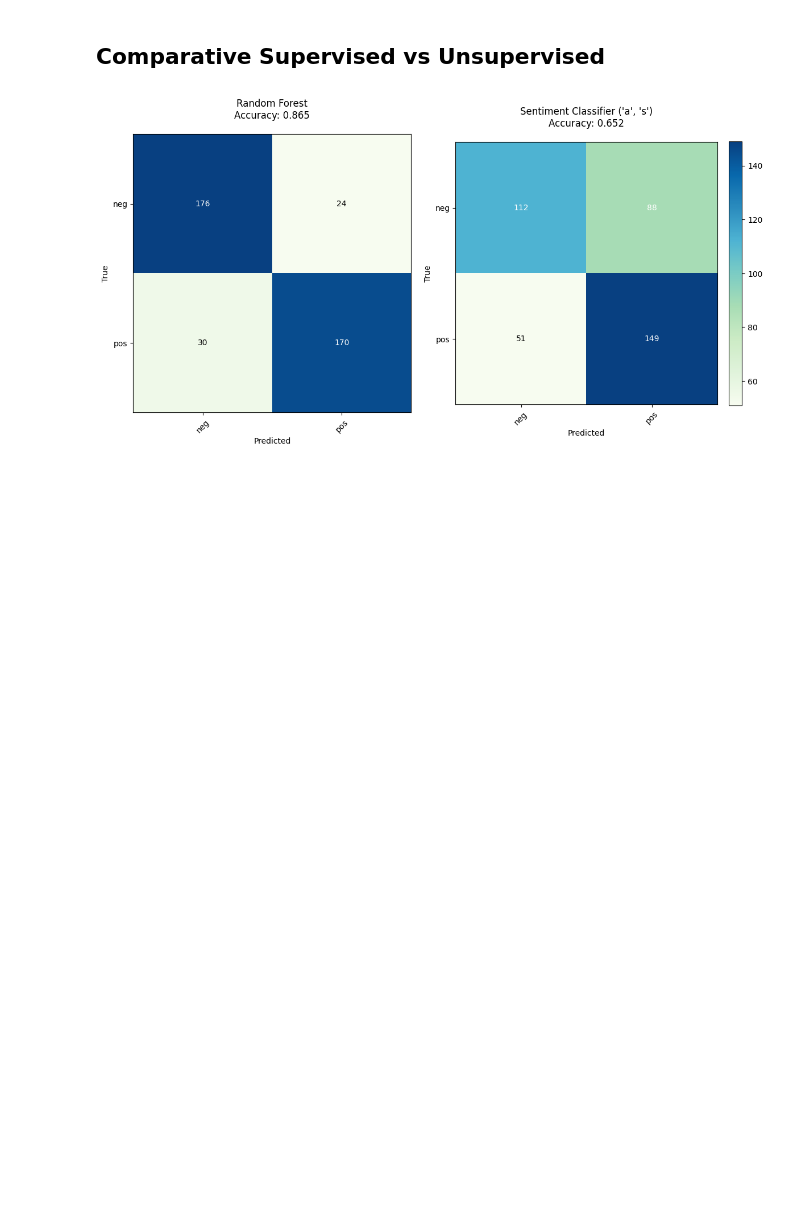
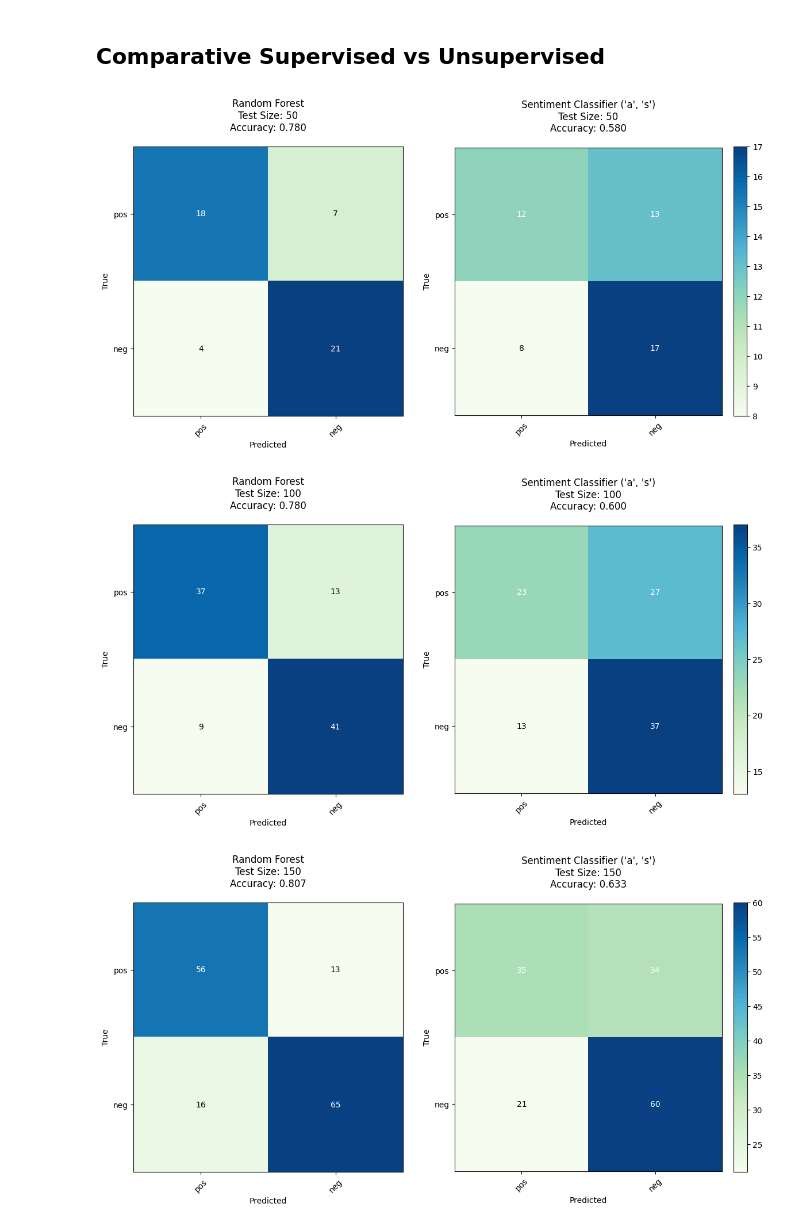
Before and after one commit to Stargix/Sentiment-Analysis, a Jupyter notebook: main.ipynb, the cells around one changed output. Drawn from its saved outputs; the diff is of its cells as text; code cells hidden in the pictures; blank space fills up the shorter version.

```diff
--- a/main.ipynb
+++ b/main.ipynb
@@ -371,37 +403,55 @@ plt.show()
 # %% [markdown]
 ## Comparative Supervised vs Unsupervised
 # %%
-# Train Random Forest and predict
-rf = RandomForestClassifier(random_state=random_state, **best_params['Random Forest'])
-rf.fit(X_train_vectorized, y_train)
-y_pred_rf = rf.predict(X_test_vectorized)
-# Predict with sentiment classifier
-y_pred_sentiment = X_test.apply(lambda x: sentiment_classifier(x, categories={'a', 's'}))
+for mida in range(50, 401, 50):
+    sample_indices_test = np.random.RandomState(random_state).choice(X_test.shape[0], size=mida, replace=False)
 
-# Confusion matrices
-conf_matrices = [
-    (confusion_matrix(y_test, y_pred_rf), "Random Forest", accuracy_score(y_test, y_pred_rf)),
-    (confusion_matrix(y_test, y_pred_sentiment),
-     "Sentiment Classifier ('a', 's')", accuracy_score(y_test, y_pred_sentiment))
-]
+    X_test_sample = X_test.iloc[sample_indices_test]
+    y_test_sample = y_test.iloc[sample_indices_test]
 
-# Plot confusion matrices
-fig, axes = plt.subplots(1, 2, figsize=(12, 6))
-for ax, (conf_matrix, title, accuracy) in zip(axes, conf_matrices):
-    im = ax.imshow(conf_matrix, cmap='GnBu')
-    ax.set_title(f"{title}\nAccuracy: {accuracy:.3f}", pad=20)
-    ax.set_xticks(np.arange(len(set(y_test))), labels=set(y_test), rotation=45)
-    ax.set_yticks(np.arange(len(set(y_test))), labels=set(y_test))
-    ax.set_xlabel('Predicted')
-    ax.set_ylabel('True')
-    for i in range(conf_matrix.shape[0]):
-        for j in range(conf_matrix.shape[1]):
-            ax.text(j, i, conf_matrix[i, j], ha="center", va="center",
-                    color="white" if conf_matrix[i, j] > conf_matrix.max() / 2 else "black")
+    # Vectorize the test sample
+    X_test_sample_vectorized = vectorizer.transform(X_test_sample).astype(np.float32)
 
-plt.colorbar(im, ax=axes[1], fraction=0.046, pad=0.04)
+    sample_indices_train = np.random.RandomState(random_state).choice(X_train_vectorized.shape[0], size=mida*4, replace=False)
 
-plt.tight_layout()
-plt.show()
+    X_train_sample = X_train_vectorized[sample_indices_train]
+    y_train_sample = y_train.iloc[sample_indices_train]
+    # Train Random Forest and predict
+    rf = RandomForestClassifier(random_state=random_state, **best_params['Random Forest'])
+    rf.fit(X_train_sample, y_train_sample)
+    y_pred_rf = rf.predict(X_test_sample_vectorized)
+    # Predict with sentiment classifier
+    y_pred_sentiment = X_test_sample.apply(lambda x: sentiment_classifier(x, categories={'a', 's'}))
+    #y_pred_rf = rf.predict(X_test_sample)
+    # Predict with sentiment classifier
+    #y_pred_sentiment = X_test_sample.apply(lambda x: sentiment_classifier(x, categories={'a', 's'}))
+
+    # Confusion matrices
+    conf_matrices = [
+        (confusion_matrix(y_test_sample, y_pred_rf), "Random Forest", accuracy_score(y_test_sample, y_pred_rf)),
+        (confusion_matrix(y_test_sample, y_pred_sentiment),
+        "Sentiment Classifier ('a', 's')", accuracy_score(y_test_sample, y_pred_sentiment))
+    ]
+
+    # Plot confusion matrices
+    fig, axes = plt.subplots(1, 2, figsize=(12, 6))
+    for ax, (conf_matrix, title, accuracy) in zip(axes, conf_matrices):
+        im = ax.imshow(conf_matrix, cmap='GnBu')
+        ax.set_title(f"{title}\nTest Size: {mida}\nAccuracy: {accuracy:.3f}", pad=20)
+        ax.set_xticks(np.arange(len(set(y_test_sample))), labels=set(y_test_sample), rotation=45)
+        ax.set_yticks(np.arange(len(set(y_test_sample))), labels=set(y_test_sample))
+        ax.set_xlabel('Predicted')
+        ax.set_ylabel('True')
+        for i in range(conf_matrix.shape[0]):
+            for j in range(conf_matrix.shape[1]):
+                ax.text(j, i, conf_matrix[i, j], ha="center", va="center",
+                        color="white" if conf_matrix[i, j] > conf_matrix.max() / 2 else "black")
+
+    plt.colorbar(im, ax=axes[1], fraction=0.046, pad=0.04)
+
+    plt.tight_layout()
+    plt.show()
 # %% [output]
-[figure, old version]
+[figure, new version]
+[figure, added]
+[figure, added]
```
Also changed, not shown: parts of 13 cells of this notebook.
